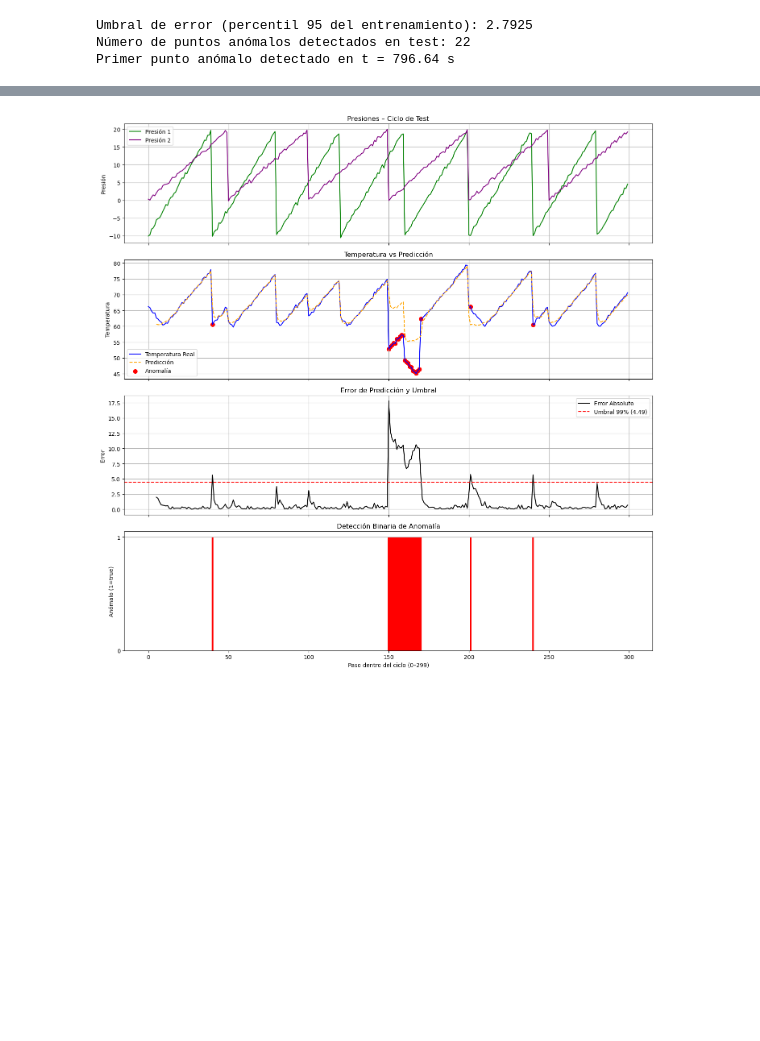
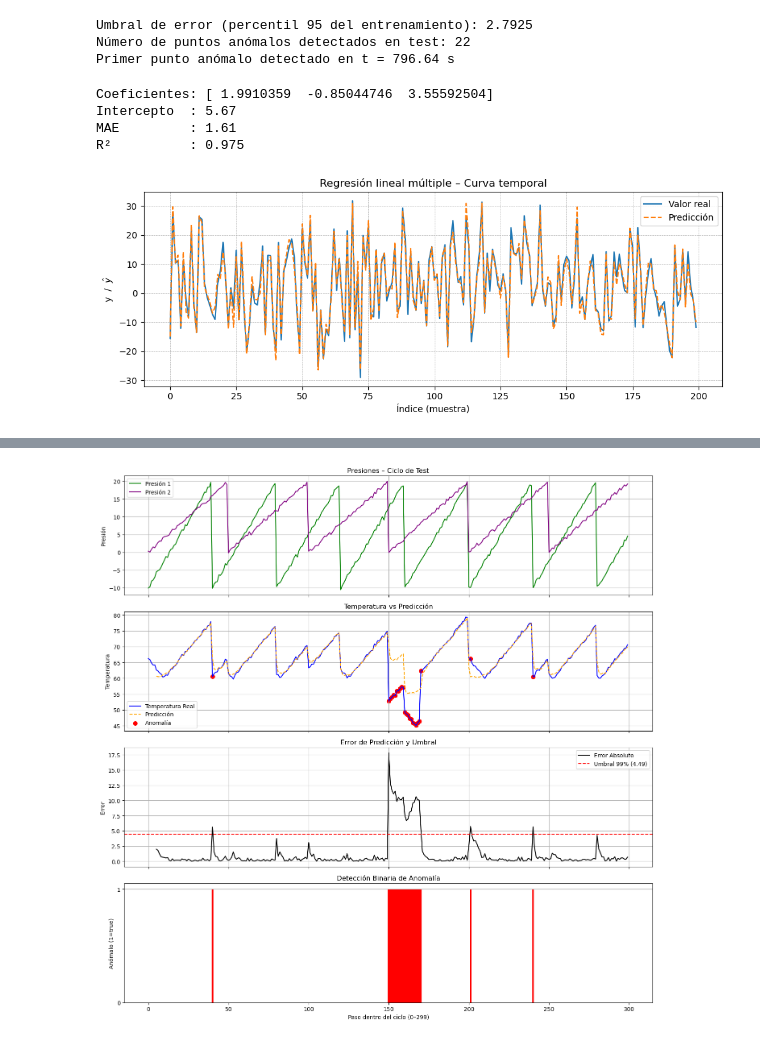
Before and after one commit to hasierzubi/TFM, a Jupyter notebook: Machine_learning_linear_regresion.ipynb, the cells around one changed output, grey strips where cells are left out. Cells and saved outputs as stored; diff of their text form; code cells hidden in the pictures; blank space fills up the shorter version.

```diff
--- a/Machine_learning_linear_regresion.ipynb
+++ b/Machine_learning_linear_regresion.ipynb
@@ -571,3 +571,52 @@ if first_anomaly_time is not None:
 Umbral de error (percentil 95 del entrenamiento): 2.7925
 Número de puntos anómalos detectados en test: 22
 Primer punto anómalo detectado en t = 796.64 s
+# %%
+import numpy as np
+import pandas as pd
+import matplotlib.pyplot as plt
+from sklearn.linear_model import LinearRegression
+from sklearn.metrics import mean_absolute_error, r2_score
+
+# 1. Datos sintéticos -------------------------------------------------------
+np.random.seed(42)
+n = 200
+X1 = np.random.uniform( 0, 10, n)
+X2 = np.random.uniform(10, 20, n)
+X3 = np.random.uniform(-5,  5, n)
+y  = 2.0*X1 - 0.8*X2 + 3.5*X3 + 5 + np.random.normal(0, 2, n)
+
+df = pd.DataFrame({'x1':X1, 'x2':X2, 'x3':X3, 'y':y})
+
+# 2. Matrices de entrada / salida ------------------------------------------
+X = df[['x1', 'x2', 'x3']].values
+y = df['y'].values
+
+# 3. Entrenamiento ----------------------------------------------------------
+linreg = LinearRegression()
+linreg.fit(X, y)
+y_pred = linreg.predict(X)
+
+# 4. Métricas rápidas -------------------------------------------------------
+print("Coeficientes:", linreg.coef_)
+print("Intercepto  :", f"{linreg.intercept_:.2f}")
+print("MAE         :", f"{mean_absolute_error(y, y_pred):.2f}")
+print("R²          :", f"{r2_score(y, y_pred):.3f}")
+
+# 5. Gráfico temporal Real vs Predicción -----------------------------------
+plt.figure(figsize=(10, 4))
+plt.plot(y,      label='Valor real', linewidth=1.5)
+plt.plot(y_pred, label='Predicción', linestyle='--', linewidth=1.5)
+plt.title('Regresión lineal múltiple – Curva temporal')
+plt.xlabel('Índice (muestra)')
+plt.ylabel('y  /  $\hat{y}$')
+plt.legend()
+plt.grid(True, linestyle='--', linewidth=0.5)
+plt.tight_layout()
+plt.show()
+# %% [output]
+Coeficientes: [ 1.9910359  -0.85044746  3.55592504]
+Intercepto  : 5.67
+MAE         : 1.61
+R²          : 0.975
+[figure, added]
```
Also changed, not shown: parts of 1 cell of this notebook.
